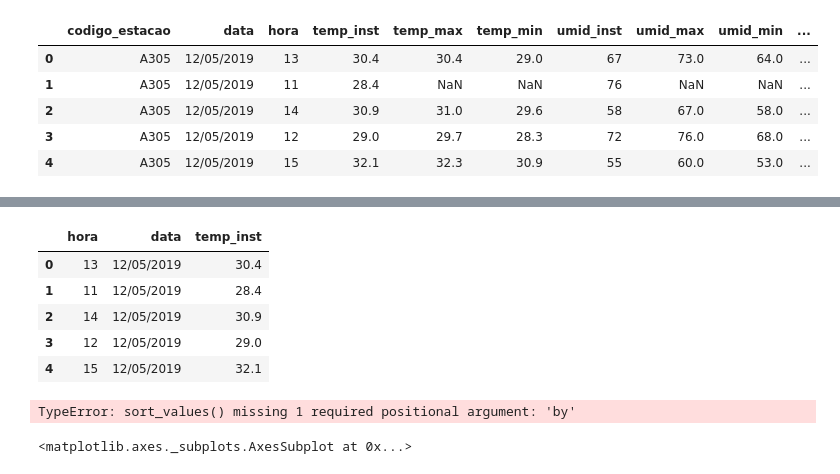
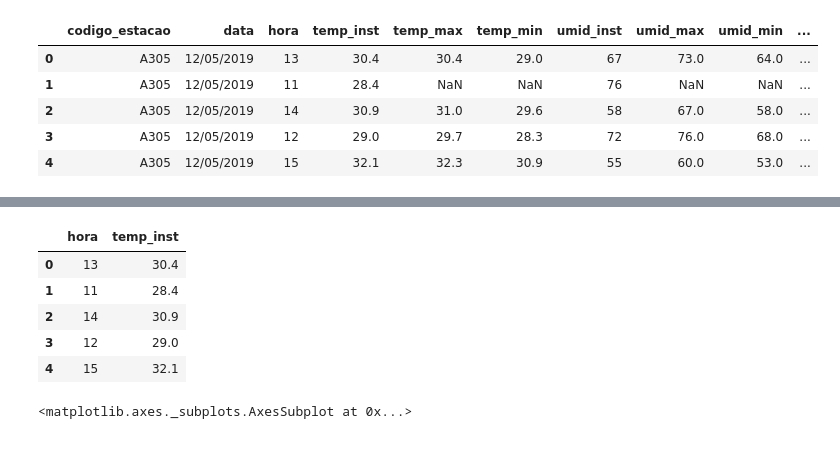
Before and after one commit to SamuelHericles/climate_data, a Jupyter notebook: Study_climate.ipynb, the cells around one changed output, grey strips where cells are left out. Cells and saved outputs as stored; diff of their text form; code cells hidden in the pictures.

```diff
--- a/Study_climate.ipynb
+++ b/Study_climate.ipynb
@@ -47,15 +118,11 @@ Name: temp_inst, dtype: float64
 # %%
-data_temp_inst = pd.DataFrame(data_climate[['hora','data','temp_inst']])
+data_temp_inst = pd.DataFrame(data_climate[['hora','temp_inst']])
 data_temp_inst.head()
 # %% [output]
-|  | hora | data | temp_inst |
-| 0 | 13 | 12/05/2019 | 30.4 |
-| 1 | 11 | 12/05/2019 | 28.4 |
-| 2 | 14 | 12/05/2019 | 30.9 |
-| 3 | 12 | 12/05/2019 | 29.0 |
-| 4 | 15 | 12/05/2019 | 32.1 |
+|  | hora | temp_inst |
+| 0 | 13 | 30.4 |
+| 1 | 11 | 28.4 |
+| 2 | 14 | 30.9 |
+| 3 | 12 | 29.0 |
+| 4 | 15 | 32.1 |
-# %%
-data_temp_inst.sort_values(b)
-# %% [output]
-TypeError: sort_values() missing 1 required positional argument: 'by'
 # %%
```
Also changed, not shown: parts of 34 cells of this notebook.
